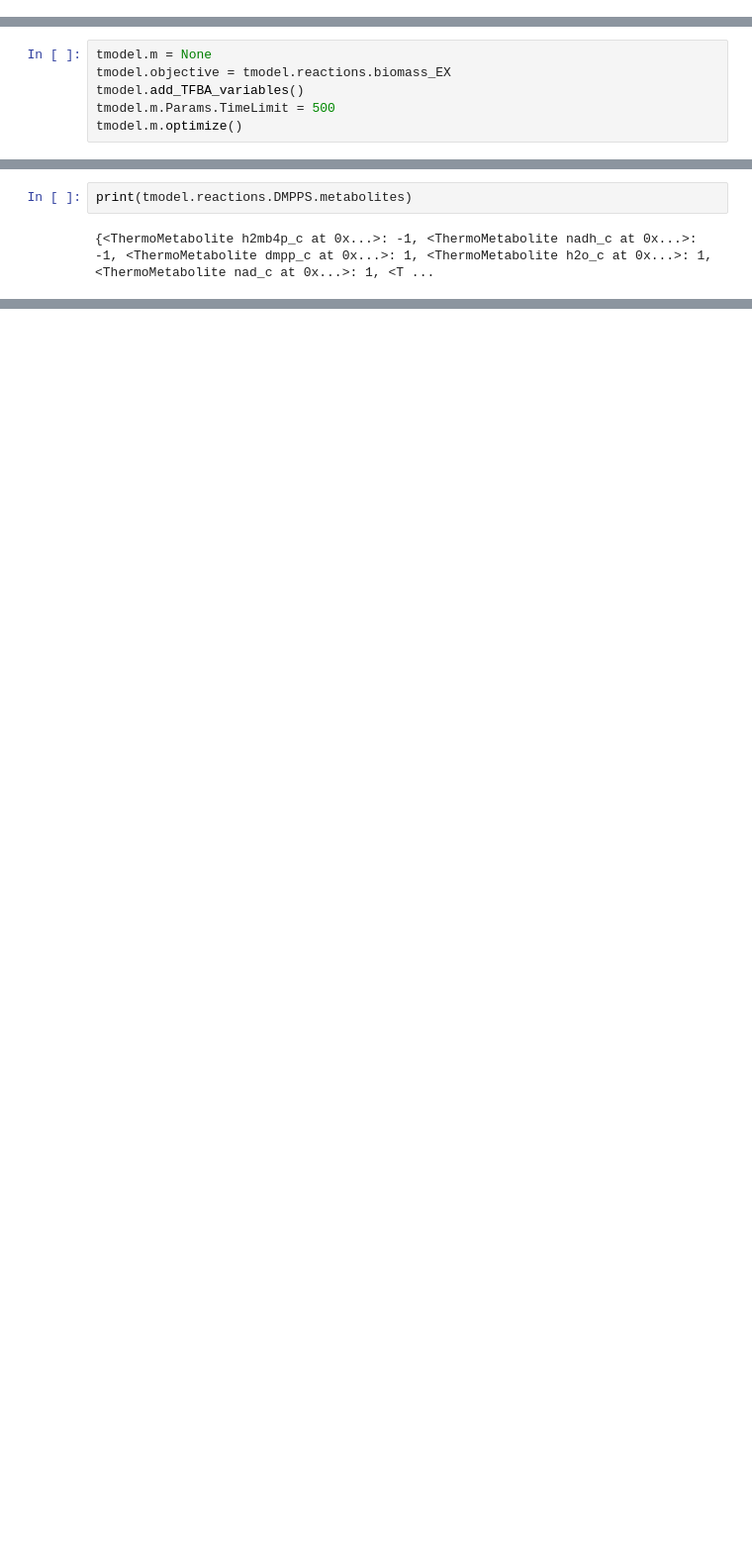
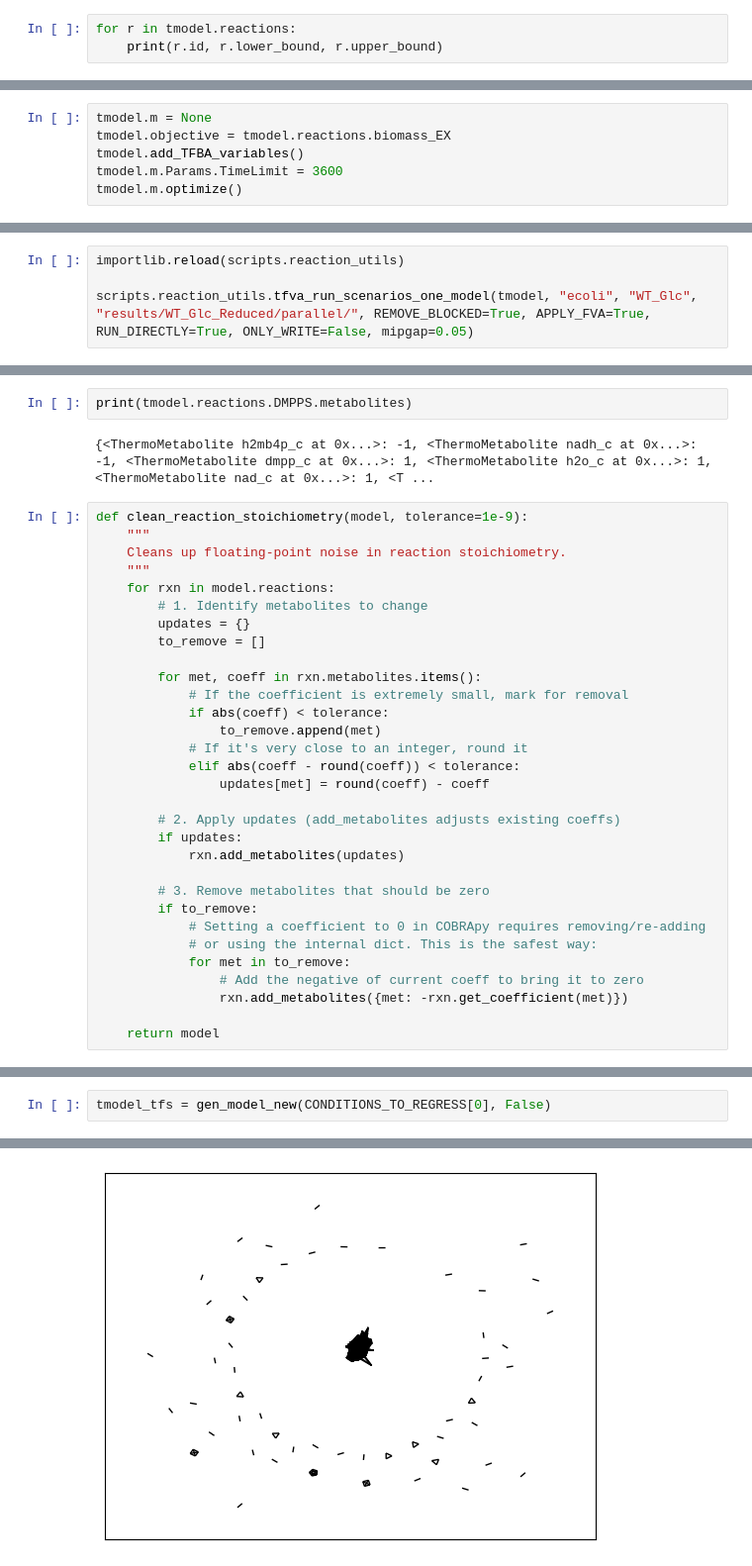
Before and after one commit to lasillje/MSC-Thermo, a Jupyter notebook: analysis_reduction.ipynb, the cells around one changed output, grey strips where cells are left out. Shown at 99% size. Saved outputs shown, nothing was run; the diff lists cells and outputs as text; blank space fills up the shorter version.

```diff
--- a/analysis_reduction.ipynb
+++ b/analysis_reduction.ipynb
@@ -81,0 +489,3 @@ Estimating drG0'...
+# %%
+for r in tmodel.reactions:
+    print(r.id, r.lower_bound, r.upper_bound)
@@ -83,7 +511,7 @@ Estimating drG0'...
 tmodel.m = None
 tmodel.objective = tmodel.reactions.biomass_EX
 tmodel.add_TFBA_variables()
-tmodel.m.Params.TimeLimit = 500
+tmodel.m.Params.TimeLimit = 3600
 tmodel.m.optimize()
 # %% [output]
 Set parameter NonConvex to value 2
@@ -105,0 +534,4 @@ Best objective -, best bound 7.018798083524e-01, gap -
+# %%
+importlib.reload(scripts.reaction_utils)
+
+scripts.reaction_utils.tfva_run_scenarios_one_model(tmodel, "ecoli", "WT_Glc", "results/WT_Glc_Reduced/parallel/", REMOVE_BLOCKED=True, APPLY_FVA=True, RUN_DIRECTLY=True, ONLY_WRITE=False, mipgap=0.05)
@@ -472,4 +922,35 @@ Ended with 371 reactions.
 print(tmodel.reactions.DMPPS.metabolites)
 # %% [output]
 {<ThermoMetabolite h2mb4p_c at 0x...>: -1, <ThermoMetabolite nadh_c at 0x...>: -1, <ThermoMetabolite dmpp_c at 0x...>: 1, <ThermoMetabolite h2o_c at 0x...>: 1, <ThermoMetabolite nad_c at 0x...>: 1, <T ...
+# %%
+def clean_reaction_stoichiometry(model, tolerance=1e-9):
+    """
+    Cleans up floating-point noise in reaction stoichiometry.
+    """
+    for rxn in model.reactions:
+        # 1. Identify metabolites to change
+        updates = {}
+        to_remove = []
+
+        for met, coeff in rxn.metabolites.items():
+            # If the coefficient is extremely small, mark for removal
+            if abs(coeff) < tolerance:
+                to_remove.append(met)
+            # If it's very close to an integer, round it
+            elif abs(coeff - round(coeff)) < tolerance:
+                updates[met] = round(coeff) - coeff
+
+        # 2. Apply updates (add_metabolites adjusts existing coeffs)
+        if updates:
+            rxn.add_metabolites(updates)
+
+        # 3. Remove metabolites that should be zero
+        if to_remove:
+            # Setting a coefficient to 0 in COBRApy requires removing/re-adding
+            # or using the internal dict. This is the safest way:
+            for met in to_remove:
+                # Add the negative of current coeff to bring it to zero
+                rxn.add_metabolites({met: -rxn.get_coefficient(met)})
+
+    return model
 # %%
@@ -534,0 +1022,3 @@ Estimating drG0'...
+# %%
+tmodel_tfs = gen_model_new(CONDITIONS_TO_REGRESS[0], False)
+# %% [output]
@@ -534,0 +1061 @@ Estimating drG0'...
+[figure, added]
```
Also changed, not shown: parts of 76 cells of this notebook, 6 other files.
